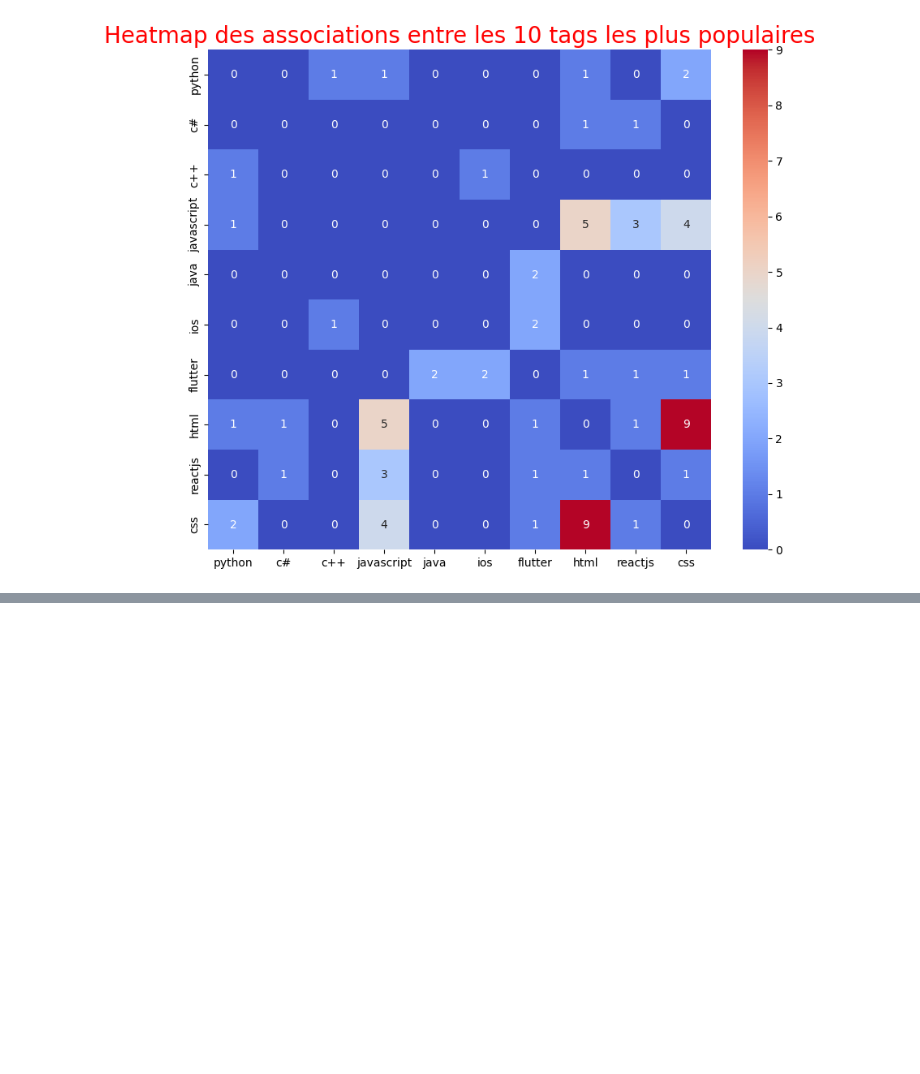
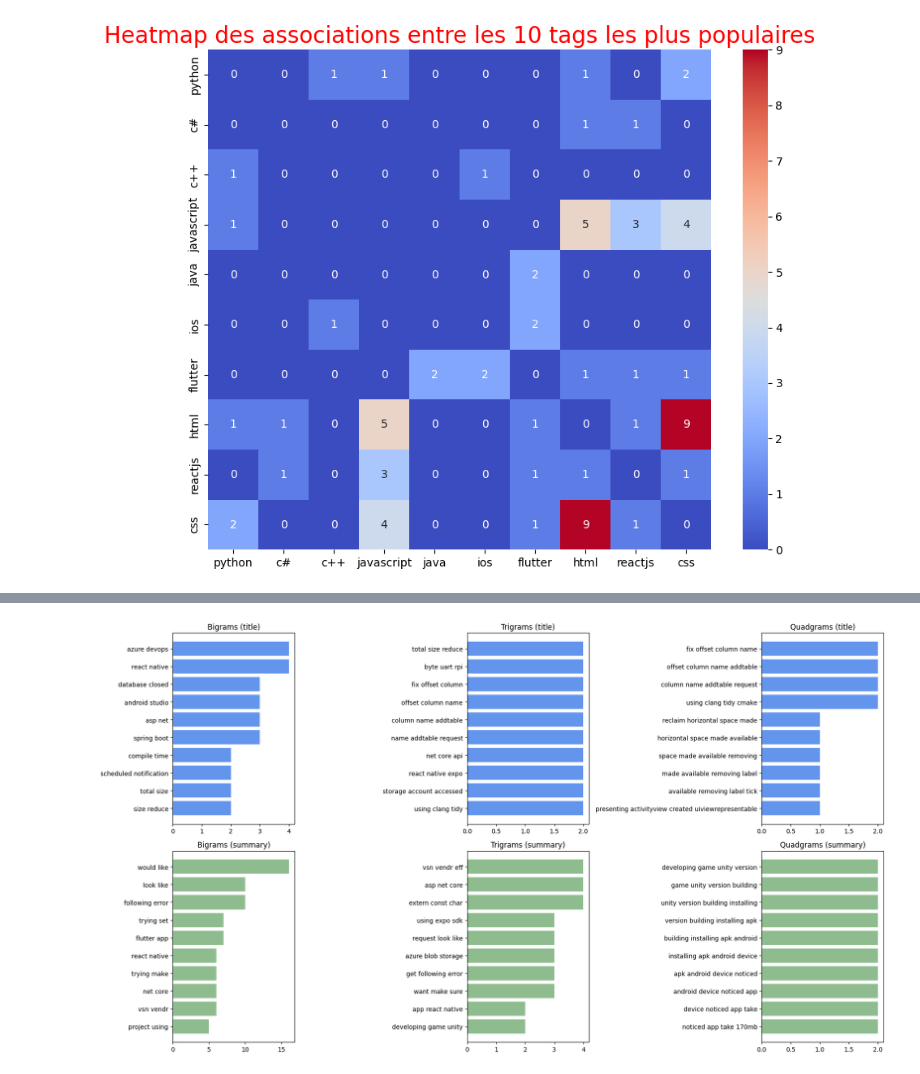
Before and after one commit to NovaStarmax/so-scrapper, a Jupyter notebook: eda/newest.ipynb, the cells around one changed output, grey strips where cells are left out. Drawn from its saved outputs; the diff is of its cells as text; code cells hidden in the pictures; blank space fills up the shorter version.

```diff
--- a/eda/newest.ipynb
+++ b/eda/newest.ipynb
@@ -259,0 +328,36 @@ Text(0.5, 1.0, 'Heatmap des associations entre les 10 tags les plus populaires')
+# %%
+text_title = df["clean_title"].dropna().astype(str).tolist()
+text_summary = df["clean_summary"].dropna().astype(str).tolist()
+
+def plot_ngrams(corpus, n, color, title):
+    vectorizer = CountVectorizer(ngram_range=(n, n))
+    X = vectorizer.fit_transform(corpus)
+    sums = X.sum(axis=0)
+    freqs = [(word, sums[0, idx]) for word, idx in vectorizer.vocabulary_.items()]
+    freqs = sorted(freqs, key=lambda x: x[1], reverse=True)[:10]
+
+    words, counts = zip(*freqs)
+    plt.barh(words, counts, color=color)
+    plt.title(title)
+    plt.gca().invert_yaxis()
+
+plt.figure(figsize=(18, 10))
+
+plt.subplot(2, 3, 1)
+plot_ngrams(text_title, 2, 'cornflowerblue', "Bigrams (title)")
+plt.subplot(2, 3, 2)
+plot_ngrams(text_title, 3, 'cornflowerblue', "Trigrams (title)")
+plt.subplot(2, 3, 3)
+plot_ngrams(text_title, 4, 'cornflowerblue', "Quadgrams (title)")
+
+plt.subplot(2, 3, 4)
+plot_ngrams(text_summary, 2, 'darkseagreen', "Bigrams (summary)")
+plt.subplot(2, 3, 5)
+plot_ngrams(text_summary, 3, 'darkseagreen', "Trigrams (summary)")
+plt.subplot(2, 3, 6)
+plot_ngrams(text_summary, 4, 'darkseagreen', "Quadgrams (summary)")
+
+plt.tight_layout()
+plt.show()
+# %% [output]
+[figure, added]
```
Also changed, not shown: parts of 5 cells of this notebook.
